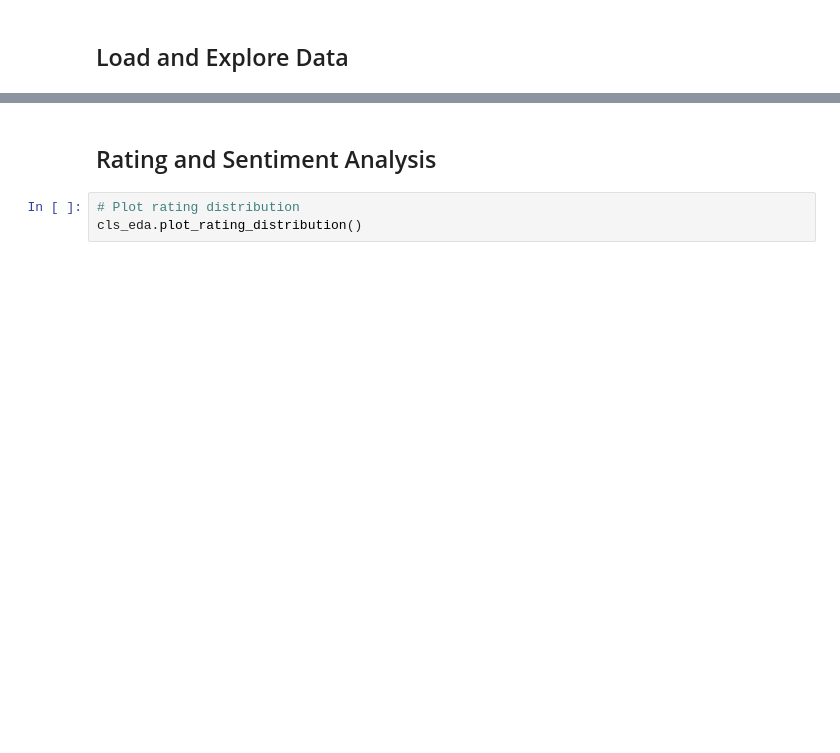
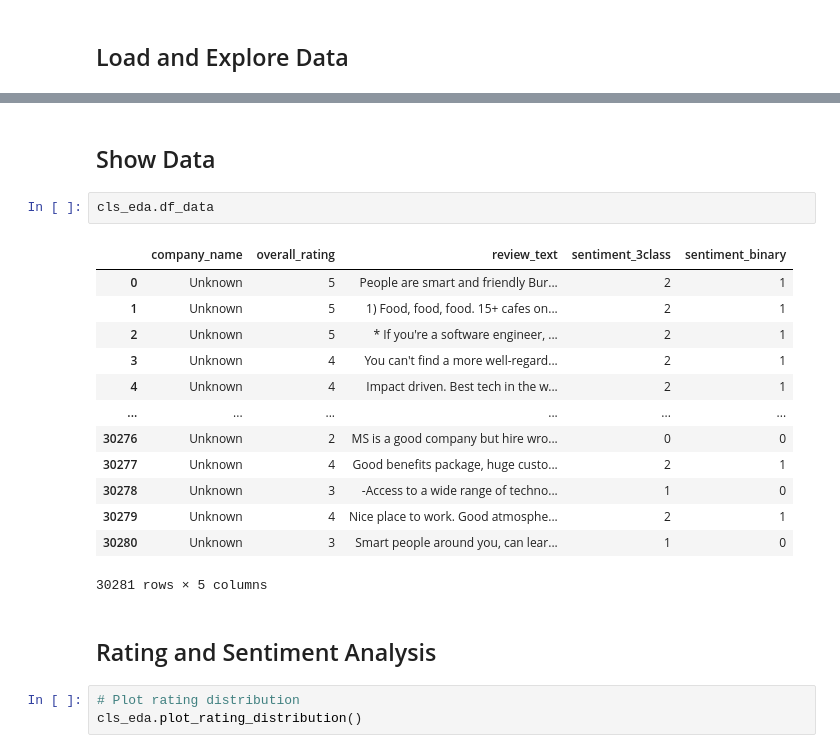
Before and after one commit to aaronengland/nlp_sentiment_analysis, a Jupyter notebook: 01_eda/notebook.ipynb, the cells around one changed output, grey strips where cells are left out. Drawn from its saved outputs; the diff is of its cells as text; blank space fills up the shorter version.

```diff
--- a/01_eda/notebook.ipynb
+++ b/01_eda/notebook.ipynb
@@ -328,3 +349,21 @@ cls_eda.get_df_info()
+# %% [markdown]
+## Show Data
+# %%
+cls_eda.df_data
+# %% [output]
+|  | company_name | overall_rating | review_text | sentiment_3class | sentiment_binary |
+| 0 | Unknown | 5 | People are smart and friendly Bur... | 2 | 1 |
+| 1 | Unknown | 5 | 1) Food, food, food. 15+ cafes on... | 2 | 1 |
+| 2 | Unknown | 5 | * If you're a software engineer, ... | 2 | 1 |
+| 3 | Unknown | 4 | You can't find a more well-regard... | 2 | 1 |
+| 4 | Unknown | 4 | Impact driven. Best tech in the w... | 2 | 1 |
+| ... | ... | ... | ... | ... | ... |
+| 30276 | Unknown | 2 | MS is a good company but hire wro... | 0 | 0 |
+| 30277 | Unknown | 4 | Good benefits package, huge custo... | 2 | 1 |
+| 30278 | Unknown | 3 | -Access to a wide range of techno... | 1 | 0 |
+| 30279 | Unknown | 4 | Nice place to work. Good atmosphe... | 2 | 1 |
+| 30280 | Unknown | 3 | Smart people around you, can lear... | 1 | 0 |
+30281 rows × 5 columns
 # %% [markdown]
 ## Rating and Sentiment Analysis
 # %%
```
Also changed, not shown: parts of 12 cells of this notebook, 18 other files.
